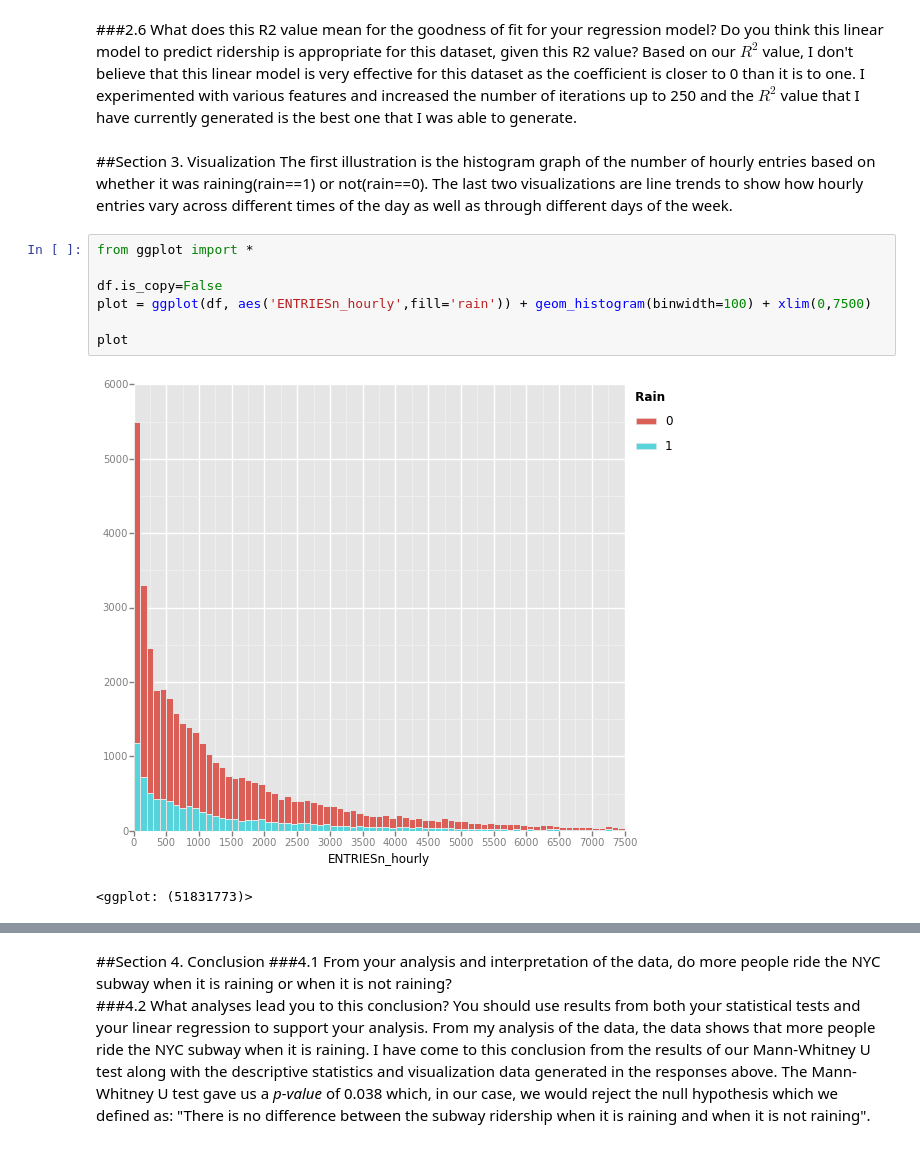
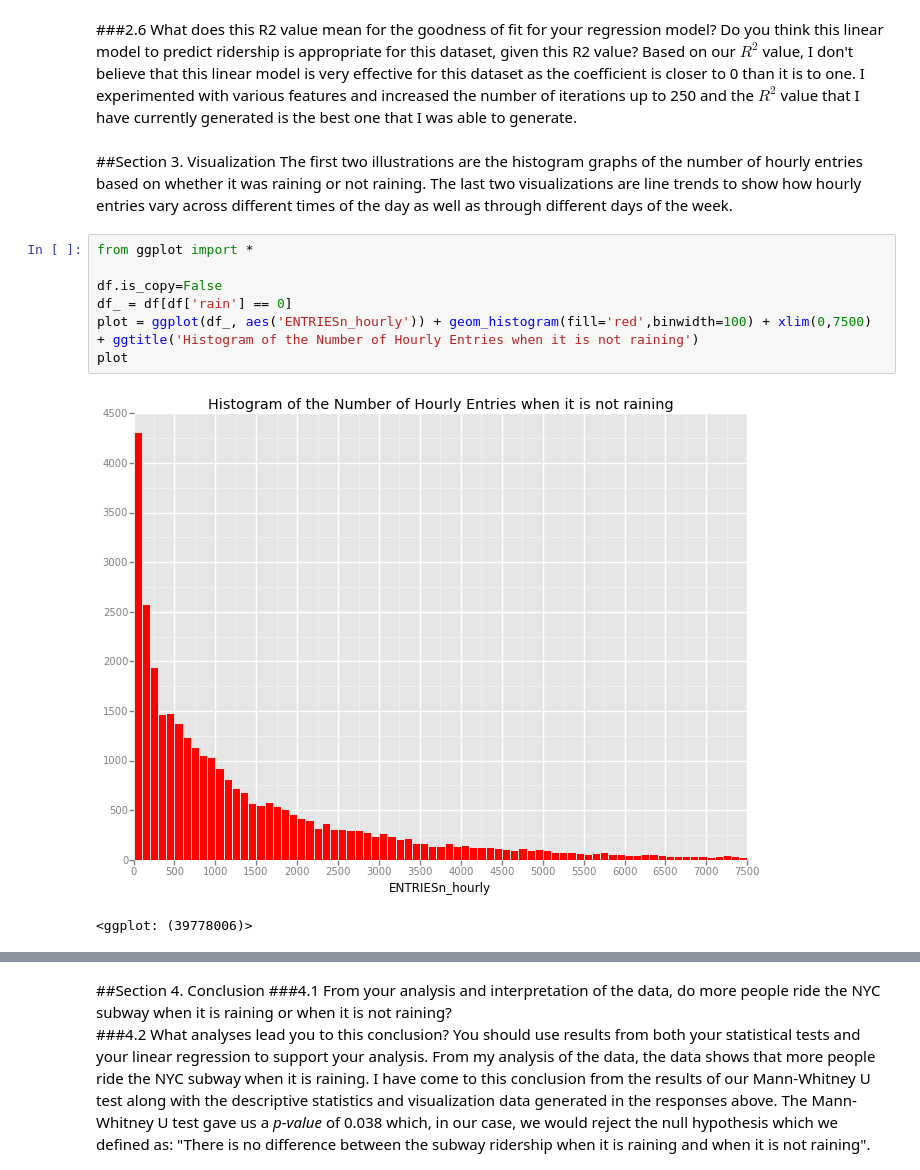
Before and after one commit to rmhyman/DataScience, a Jupyter notebook: DataAnalyst_ND_Project2.ipynb, the cells around one changed output, grey strips where cells are left out. Cells and saved outputs as stored; diff of their text form.

```diff
--- a/DataAnalyst_ND_Project2.ipynb
+++ b/DataAnalyst_ND_Project2.ipynb
@@ -205,14 +212,14 @@ r_squared
 Based on our $R^2$ value, I don't believe that this linear model is very effective for this dataset as the coefficient is closer to 0 than it is to one.  I experimented with various features and increased the number of iterations up to 250 and the $R^2$ value that I have currently generated is the best one that I was able to generate.
 # %% [markdown]
 ##Section 3. Visualization
-The first illustration is the histogram graph of the number of hourly entries based on whether it was raining(rain==1) or not(rain==0).  The last two visualizations are line trends to show how hourly entries vary across different times of the day as well as through different days of the week.
+The first two illustrations are the histogram graphs of the number of hourly entries based on whether it was raining or not raining.  The last two visualizations are line trends to show how hourly entries vary across different times of the day as well as through different days of the week.
 # %%
 from ggplot import *
 
 df.is_copy=False
-plot = ggplot(df, aes('ENTRIESn_hourly',fill='rain')) + geom_histogram(binwidth=100) + xlim(0,7500)
-
+df_ = df[df['rain'] == 0]
+plot = ggplot(df_, aes('ENTRIESn_hourly')) + geom_histogram(fill='red',binwidth=100) + xlim(0,7500) + ggtitle('Histogram of the Number of Hourly Entries when it is not raining')
 plot
 # %% [output]
-[figure, old version]
+[figure, new version]
-<ggplot: (51831773)>
+<ggplot: (39778006)>
```
Also changed, not shown: parts of 7 cells of this notebook, 1 other file.
